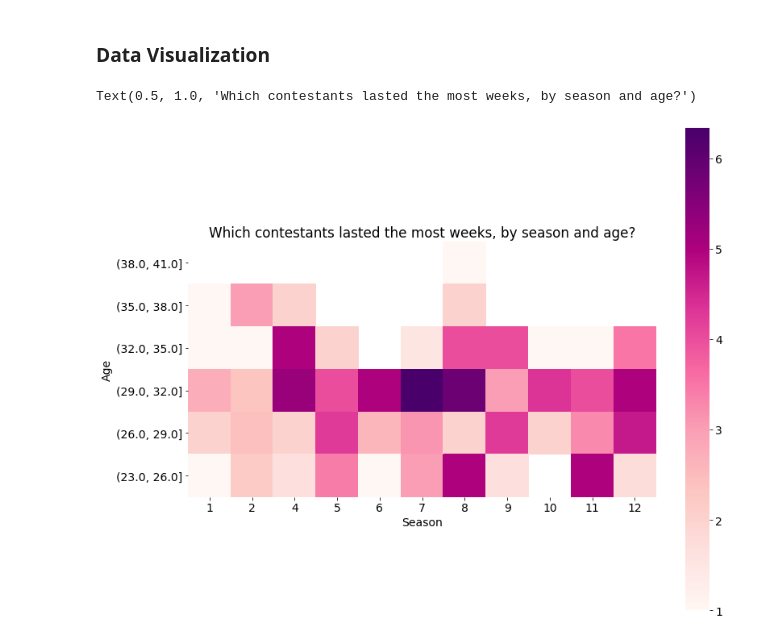
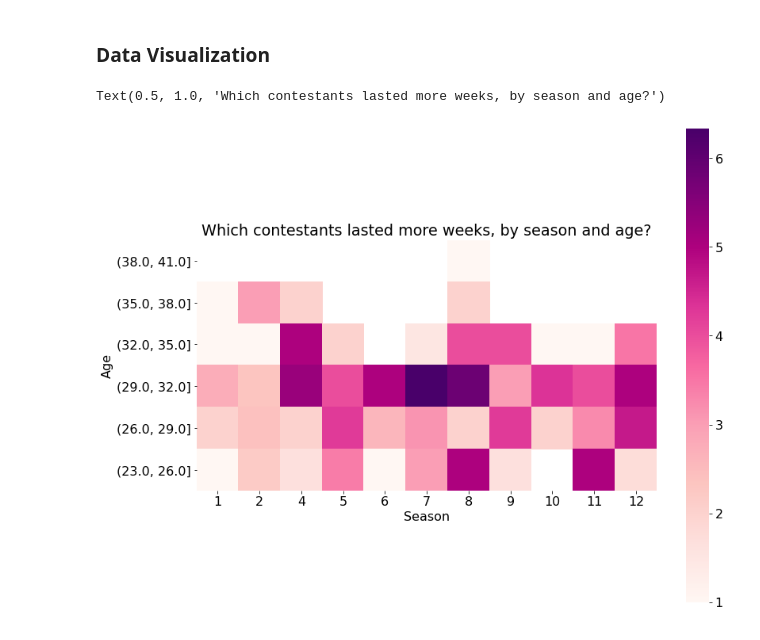
Before and after one commit to KwameTaylor/bachelorette-predictor, a Jupyter notebook: kaggle-datasets/explore.ipynb, the cells around one changed output. Cells and saved outputs as stored; diff of their text form; code cells hidden in the pictures.

Commit message:
make heatmap prettier

```diff
--- a/kaggle-datasets/explore.ipynb
+++ b/kaggle-datasets/explore.ipynb
@@ -20,7 +20,7 @@ import warnings
 warnings.filterwarnings("ignore")
 
 plt.rc('figure', figsize=(13, 11))
-plt.rc('font', size=14)
+plt.rc('font', size=16)
 # %% [markdown]
 **Import data from .csv to pandas DataFrame - Contestants from the Bachelorette past seasons**
 # %%
@@ -132,11 +132,11 @@ shape of test: (57, 5)
 # %%
 # pandas pivot
 heatmap1_data = pd.pivot_table(train, values='ElimWeek',
                      index=pd.cut(train['Age'], bins=6, precision=0),
                      columns='Season')
 heatmap1_data.sort_index(inplace=True, ascending=False)
 sns.heatmap(heatmap1_data, cmap="RdPu", square=True)
-plt.title('Which contestants lasted the most weeks, by season and age?')
+plt.title('Which contestants lasted more weeks, by season and age?')
 # %% [output]
-Text(0.5, 1.0, 'Which contestants lasted the most weeks, by season and age?')
+Text(0.5, 1.0, 'Which contestants lasted more weeks, by season and age?')
-[figure, old version]
+[figure, new version]
```
